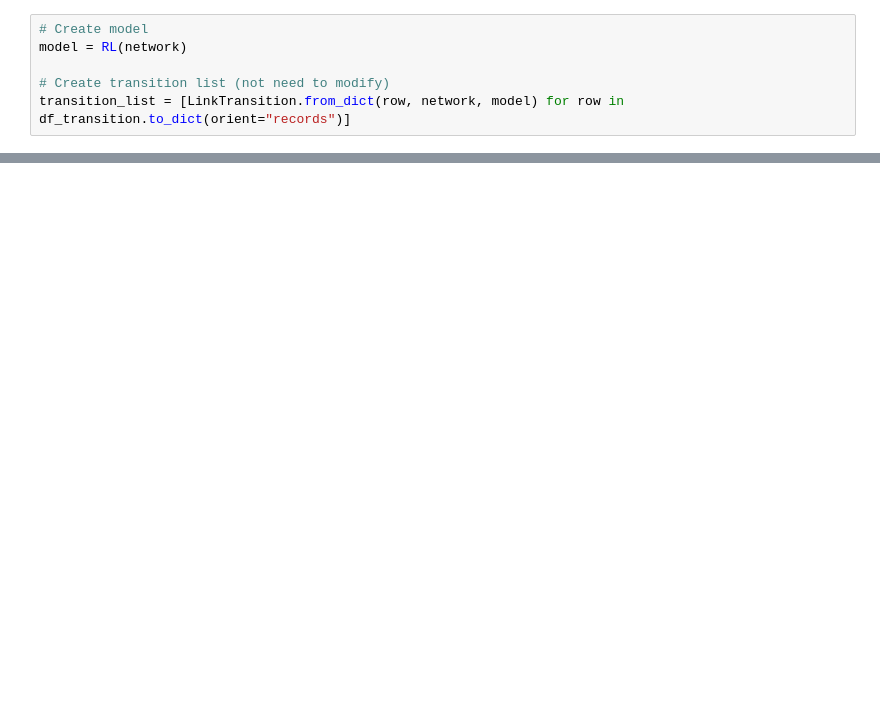
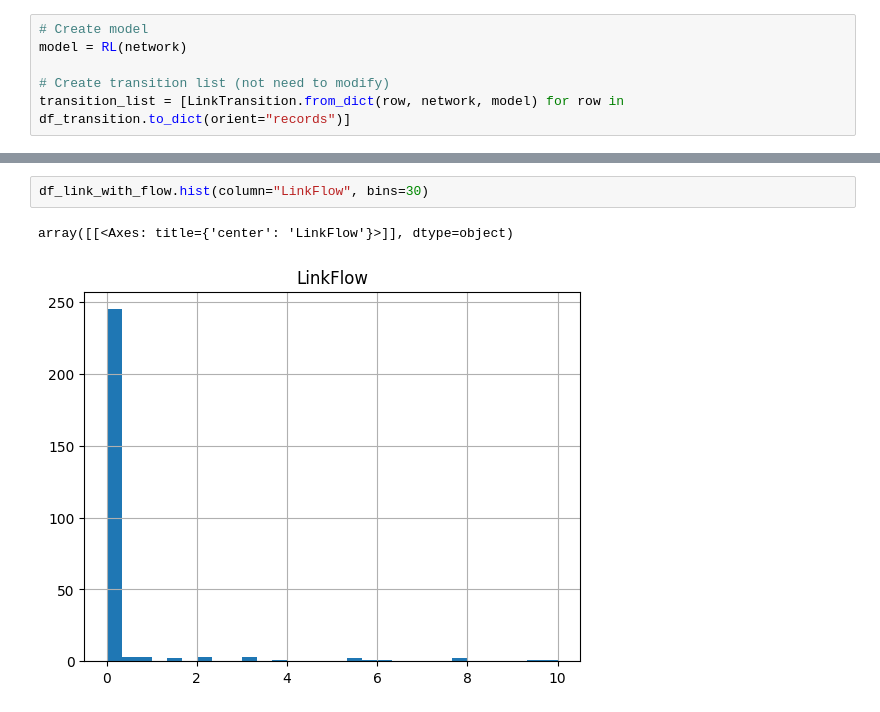
Before and after one commit to bin-utokyo/davis, a Jupyter notebook: src/specific_model/route_choice/code/main.ipynb, the cells around one changed output, grey strips where cells are left out. Drawn from its saved outputs; the diff is of its cells as text; blank space fills up the shorter version.

```diff
--- a/src/specific_model/route_choice/code/main.ipynb
+++ b/src/specific_model/route_choice/code/main.ipynb
@@ -159,0 +379,5 @@ print(df_transition.head())
+# %%
+df_link_with_flow.hist(column="LinkFlow", bins=30)
+# %% [output]
+array([[<Axes: title={'center': 'LinkFlow'}>]], dtype=object)
+[figure, added]
```
Also changed, not shown: parts of 22 cells of this notebook, 1 other file.
